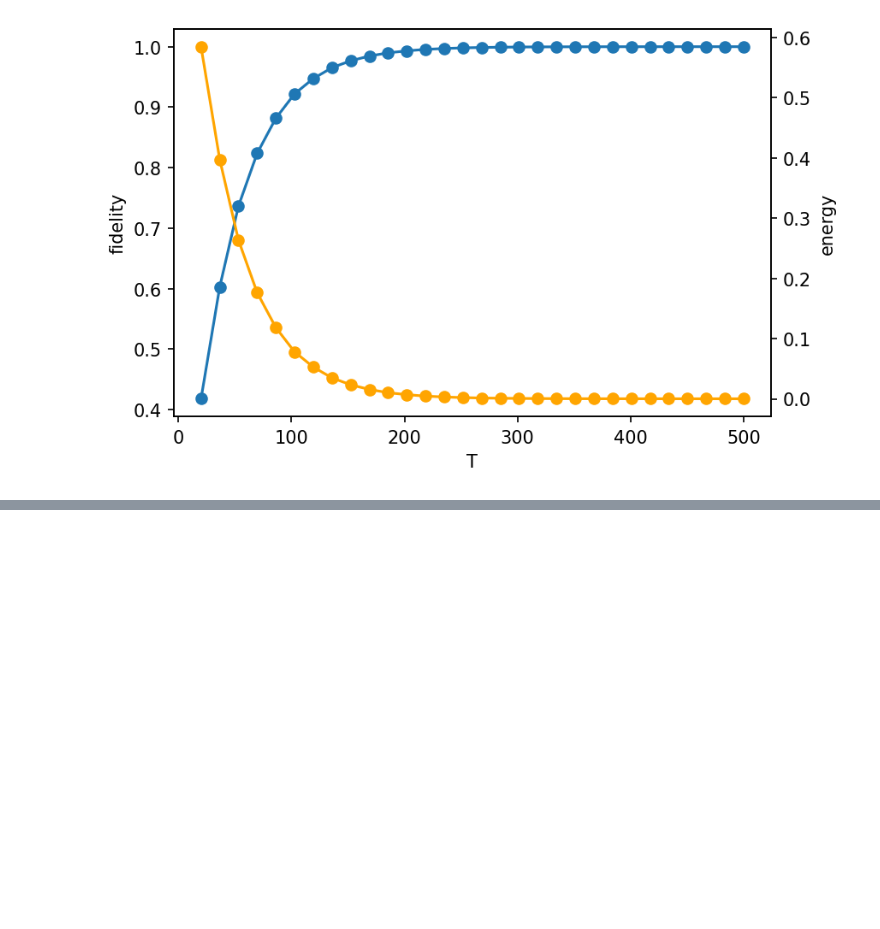
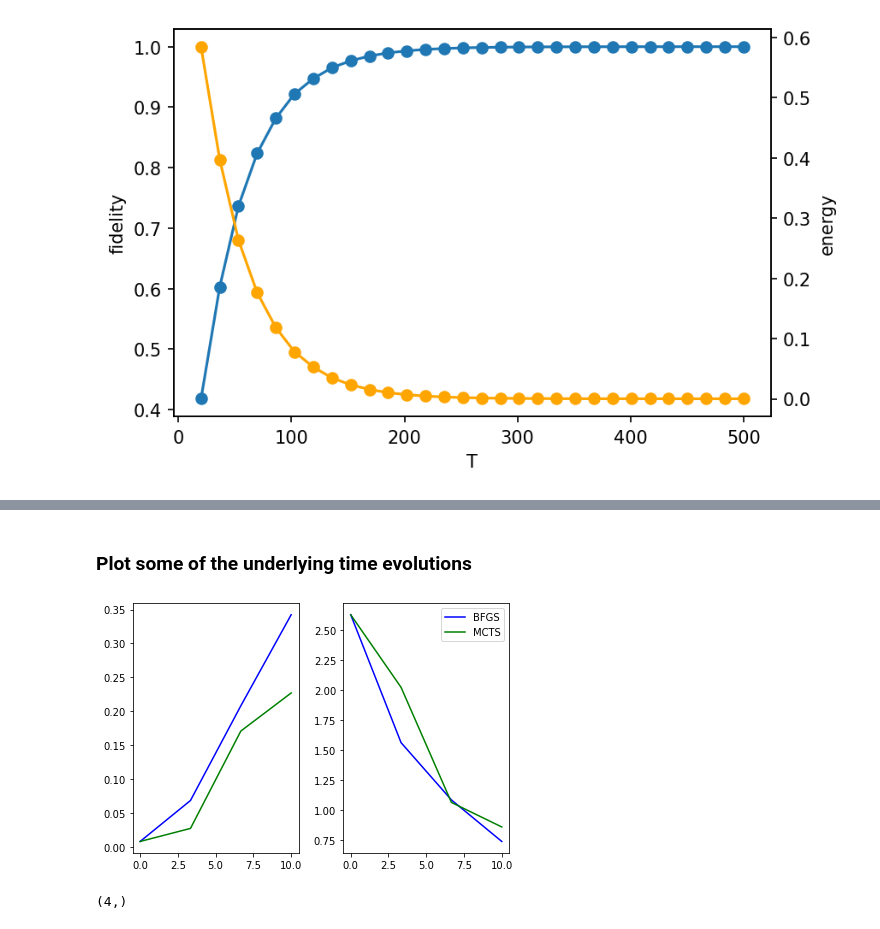
Before and after one commit to condensedAI/quantumzero, a Jupyter notebook: Demo.ipynb, the cells around one changed output, grey strips where cells are left out. Drawn from its saved outputs; the diff is of its cells as text; code cells hidden in the pictures; blank space fills up the shorter version.

```diff
--- a/Demo.ipynb
+++ b/Demo.ipynb
@@ -57,0 +209,26 @@ Text(0, 0.5, 'energy')
+# %% [markdown]
+### Plot some of the underlying time evolutions
+# %%
+fig, ax = plt.subplots(1,2)
+
+for n in range(n_instances)[:1]:
+    bfgs_fidelity = tevo['bfgs'][n*len(time_vec):(n+1)*len(time_vec)][:,1]
+    ax[0].plot(time_vec, bfgs_fidelity, c='blue')
+
+    mcts_fidelity = tevo['mcts'][n*len(time_vec):(n+1)*len(time_vec)][:,1]
+    ax[0].plot(time_vec, mcts_fidelity, c='green')
+
+    bfgs_energy = tevo['bfgs'][n*len(time_vec):(n+1)*len(time_vec)][:,2]
+    ax[1].plot(time_vec, bfgs_energy, c='blue', label='BFGS')
+
+    mcts_energy = tevo['mcts'][n*len(time_vec):(n+1)*len(time_vec)][:,2]
+    ax[1].plot(time_vec, mcts_energy, c='green', label='MCTS')
+
+ax[1].legend(fancybox=True)
+fig.tight_layout()
+# %% [output]
+[figure, added]
+# %%
+time_vec.shape
+# %% [output]
+(4,)
```
Also changed, not shown: parts of 17 cells of this notebook.
